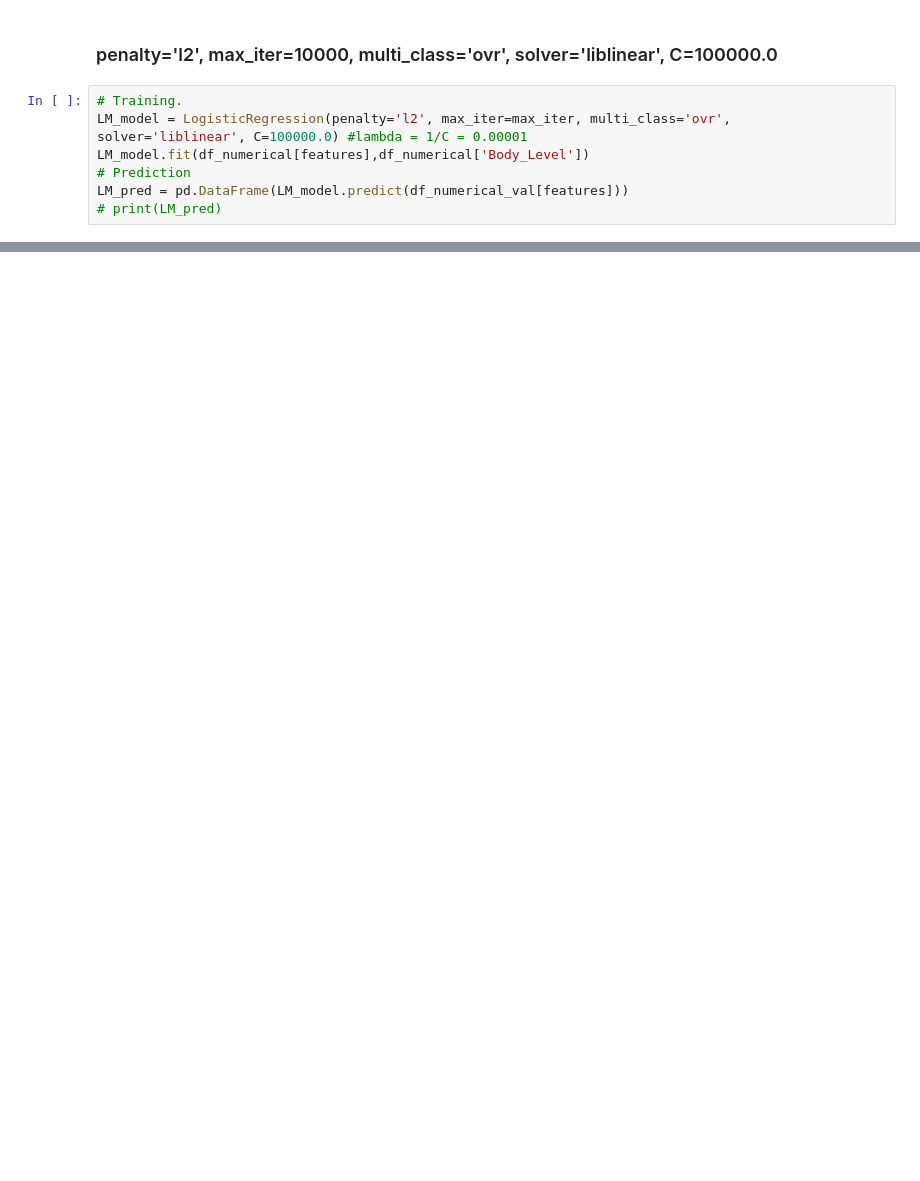
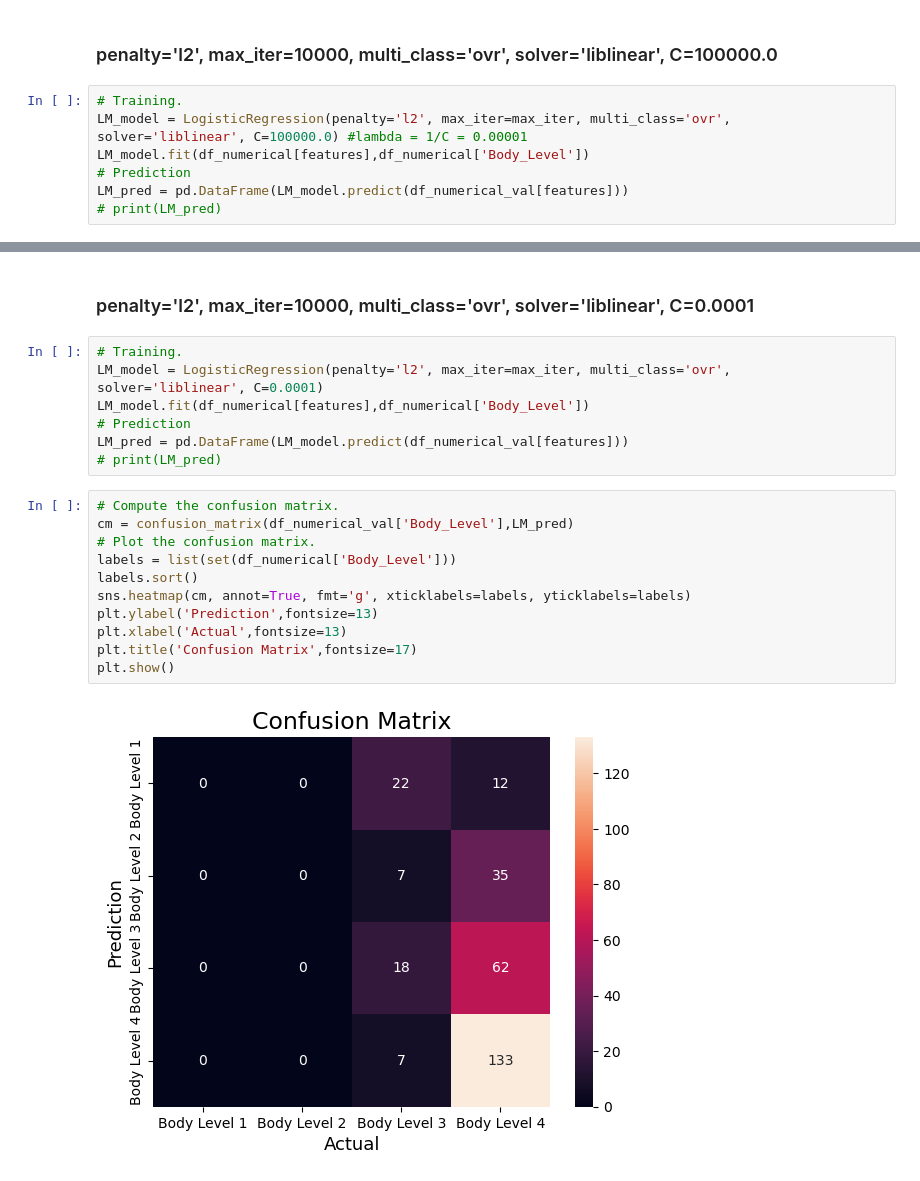
Before and after one commit to AhmadJamal01/Body-Level-Classification, a Jupyter notebook: models/multinomial_logistic_regression.ipynb, the cells around one changed output, grey strips where cells are left out. Cells and saved outputs as stored; diff of their text form; blank space fills up the shorter version.

```diff
--- a/models/multinomial_logistic_regression.ipynb
+++ b/models/multinomial_logistic_regression.ipynb
@@ -377,0 +448,22 @@ Support  : [ 34  42  80 140] Macro Support  : 74.0
+# %% [markdown]
+### penalty='l2', max_iter=10000, multi_class='ovr', solver='liblinear', C=0.0001
+# %%
+# Training.
+LM_model = LogisticRegression(penalty='l2', max_iter=max_iter, multi_class='ovr', solver='liblinear', C=0.0001)
+LM_model.fit(df_numerical[features],df_numerical['Body_Level'])
+# Prediction
+LM_pred = pd.DataFrame(LM_model.predict(df_numerical_val[features]))
+# print(LM_pred)
+# %%
+# Compute the confusion matrix.
+cm = confusion_matrix(df_numerical_val['Body_Level'],LM_pred)
+# Plot the confusion matrix.
+labels = list(set(df_numerical['Body_Level']))
+labels.sort()
+sns.heatmap(cm, annot=True, fmt='g', xticklabels=labels, yticklabels=labels)
+plt.ylabel('Prediction',fontsize=13)
+plt.xlabel('Actual',fontsize=13)
+plt.title('Confusion Matrix',fontsize=17)
+plt.show()
+# %% [output]
+[figure, added]
```
Also changed, not shown: parts of 13 cells of this notebook, 4 other files.
